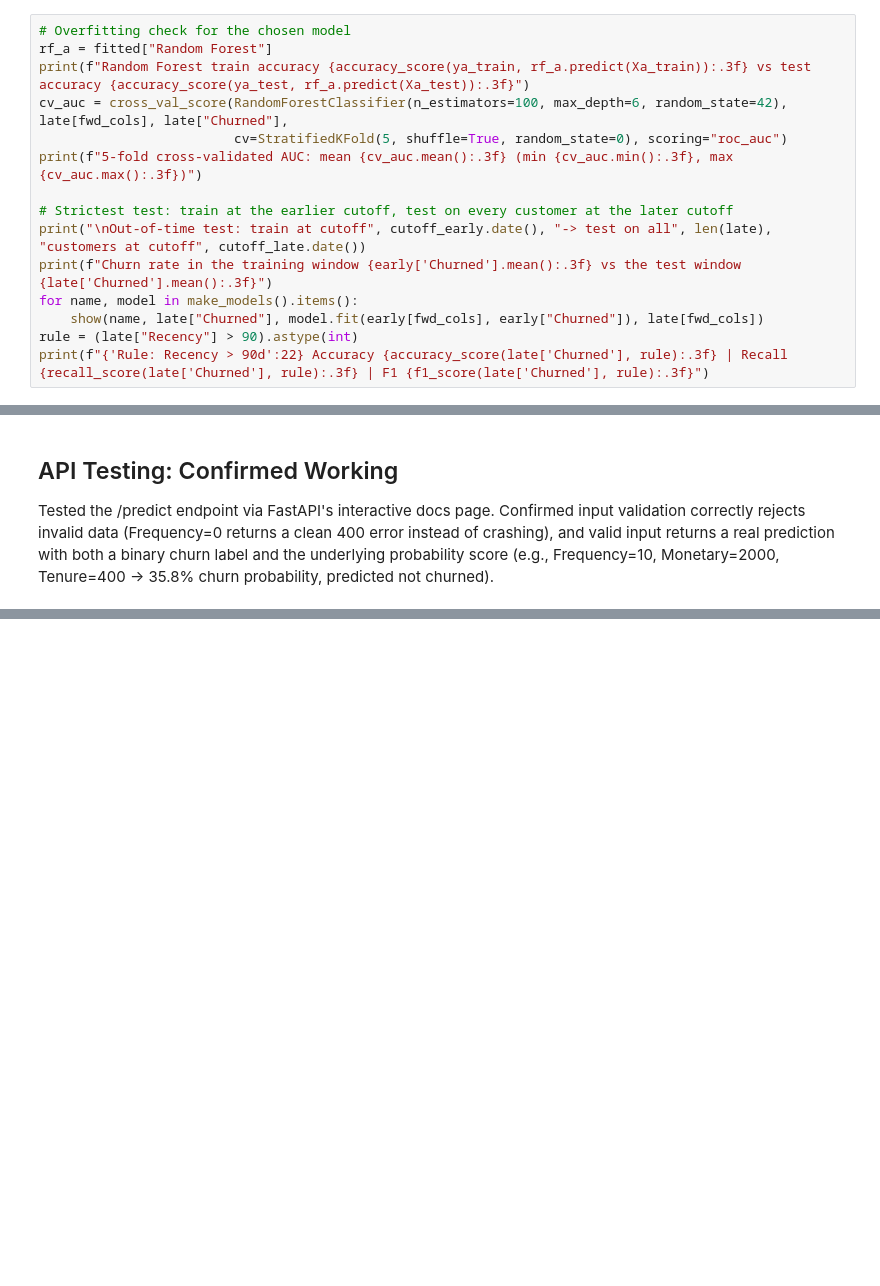
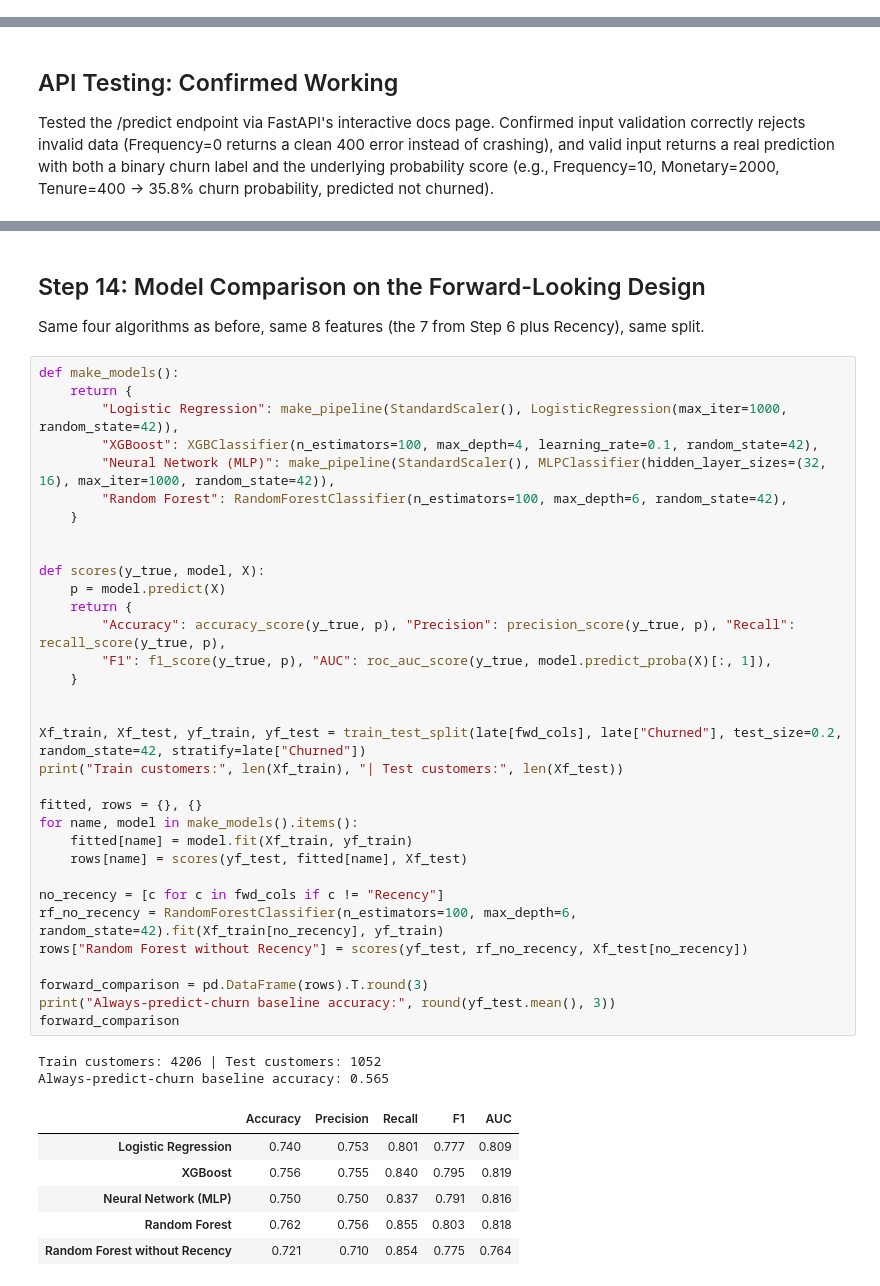
Before and after one commit to Rahulkulkarni2002/customer-churn-prediction-api, a Jupyter notebook: churn.ipynb, the cells around one changed output, grey strips where cells are left out. Cells and saved outputs as stored; diff of their text form; blank space fills up the shorter version.

```diff
--- a/churn.ipynb
+++ b/churn.ipynb
@@ -133,15 +20,0 @@ Always-predict-churn baseline accuracy: 0.565
-# %%
-# Overfitting check for the chosen model
-rf_a = fitted["Random Forest"]
-print(f"Random Forest train accuracy {accuracy_score(ya_train, rf_a.predict(Xa_train)):.3f} vs test accuracy {accuracy_score(ya_test, rf_a.predict(Xa_test)):.3f}")
-cv_auc = cross_val_score(RandomForestClassifier(n_estimators=100, max_depth=6, random_state=42), late[fwd_cols], late["Churned"],
-                         cv=StratifiedKFold(5, shuffle=True, random_state=0), scoring="roc_auc")
-print(f"5-fold cross-validated AUC: mean {cv_auc.mean():.3f} (min {cv_auc.min():.3f}, max {cv_auc.max():.3f})")
-
-# Strictest test: train at the earlier cutoff, test on every customer at the later cutoff
-print("\nOut-of-time test: train at cutoff", cutoff_early.date(), "-> test on all", len(late), "customers at cutoff", cutoff_late.date())
-print(f"Churn rate in the training window {early['Churned'].mean():.3f} vs the test window {late['Churned'].mean():.3f}")
-for name, model in make_models().items():
-    show(name, late["Churned"], model.fit(early[fwd_cols], early["Churned"]), late[fwd_cols])
-rule = (late["Recency"] > 90).astype(int)
-print(f"{'Rule: Recency > 90d':22} Accuracy {accuracy_score(late['Churned'], rule):.3f} | Recall {recall_score(late['Churned'], rule):.3f} | F1 {f1_score(late['Churned'], rule):.3f}")
@@ -608,0 +457,46 @@ Tested the /predict endpoint via FastAPI's interactive docs page. Confirmed inpu
+# %% [markdown]
+## Step 14: Model Comparison on the Forward-Looking Design
+
+Same four algorithms as before, same 8 features (the 7 from Step 6 plus Recency), same split.
+# %%
+def make_models():
+    return {
+        "Logistic Regression": make_pipeline(StandardScaler(), LogisticRegression(max_iter=1000, random_state=42)),
+        "XGBoost": XGBClassifier(n_estimators=100, max_depth=4, learning_rate=0.1, random_state=42),
+        "Neural Network (MLP)": make_pipeline(StandardScaler(), MLPClassifier(hidden_layer_sizes=(32, 16), max_iter=1000, random_state=42)),
+        "Random Forest": RandomForestClassifier(n_estimators=100, max_depth=6, random_state=42),
+    }
+
+
+def scores(y_true, model, X):
+    p = model.predict(X)
+    return {
+        "Accuracy": accuracy_score(y_true, p), "Precision": precision_score(y_true, p), "Recall": recall_score(y_true, p),
+        "F1": f1_score(y_true, p), "AUC": roc_auc_score(y_true, model.predict_proba(X)[:, 1]),
+    }
+
+
+Xf_train, Xf_test, yf_train, yf_test = train_test_split(late[fwd_cols], late["Churned"], test_size=0.2, random_state=42, stratify=late["Churned"])
+print("Train customers:", len(Xf_train), "| Test customers:", len(Xf_test))
+
+fitted, rows = {}, {}
+for name, model in make_models().items():
+    fitted[name] = model.fit(Xf_train, yf_train)
+    rows[name] = scores(yf_test, fitted[name], Xf_test)
+
+no_recency = [c for c in fwd_cols if c != "Recency"]
+rf_no_recency = RandomForestClassifier(n_estimators=100, max_depth=6, random_state=42).fit(Xf_train[no_recency], yf_train)
+rows["Random Forest without Recency"] = scores(yf_test, rf_no_recency, Xf_test[no_recency])
+
+forward_comparison = pd.DataFrame(rows).T.round(3)
+print("Always-predict-churn baseline accuracy:", round(yf_test.mean(), 3))
+forward_comparison
+# %% [output]
+Train customers: 4206 | Test customers: 1052
+Always-predict-churn baseline accuracy: 0.565
+|  | Accuracy | Precision | Recall | F1 | AUC |
+| Logistic Regression | 0.740 | 0.753 | 0.801 | 0.777 | 0.809 |
+| XGBoost | 0.756 | 0.755 | 0.840 | 0.795 | 0.819 |
+| Neural Network (MLP) | 0.750 | 0.750 | 0.837 | 0.791 | 0.816 |
+| Random Forest | 0.762 | 0.756 | 0.855 | 0.803 | 0.818 |
+| Random Forest without Recency | 0.721 | 0.710 | 0.854 | 0.775 | 0.764 |
```
Also changed, not shown: parts of 33 cells of this notebook, 1 other file.
